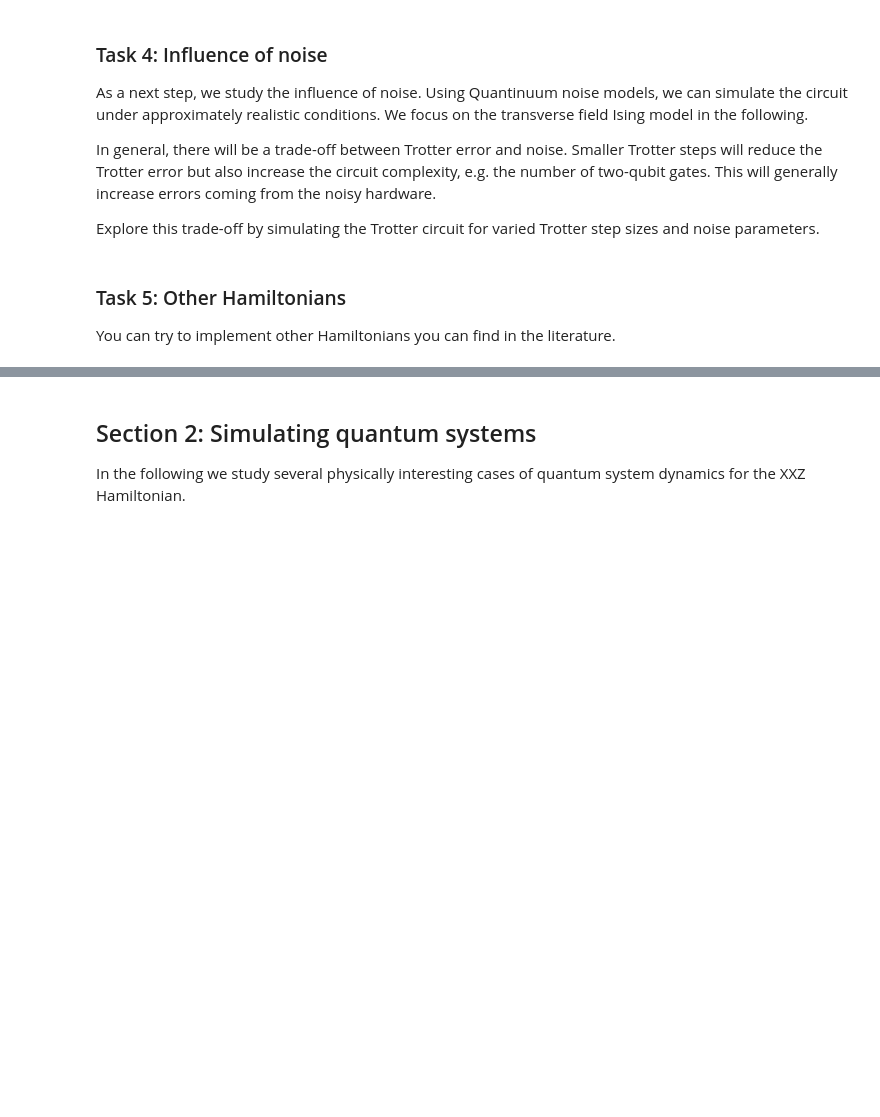
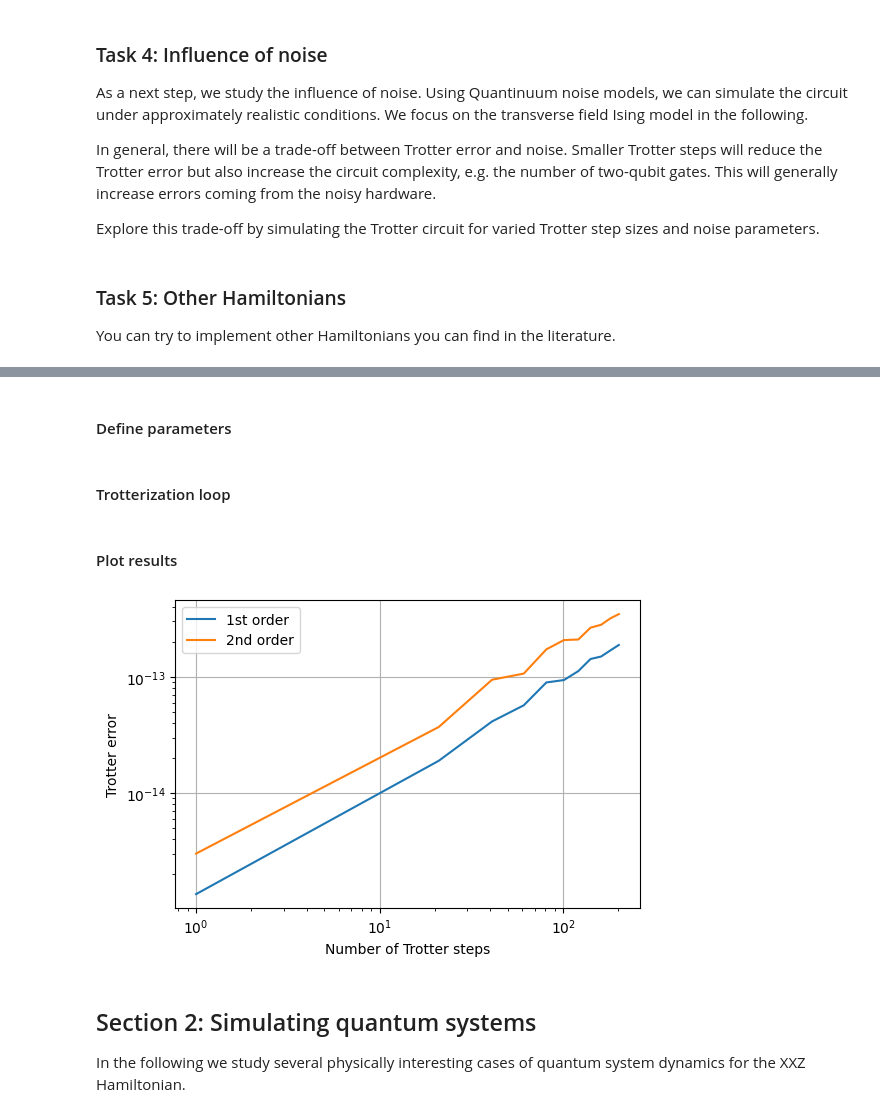
Before and after one commit to AxelOA/2025-Quantinuum, a Jupyter notebook: notebooks/hamiltonian_simulation.ipynb, the cells around one changed output, grey strips where cells are left out. Saved outputs shown, nothing was run; the diff lists cells and outputs as text; code cells hidden in the pictures; blank space fills up the shorter version.

Commit message:
hamiltonian task 5 added

```diff
--- a/notebooks/hamiltonian_simulation.ipynb
+++ b/notebooks/hamiltonian_simulation.ipynb
@@ -890,3 +915,50 @@ You can try to implement other Hamiltonians you can find in the literature.
+# %% [markdown]
+#### Define parameters
+# %%
+n_qubits = 4
+ising_ham = Majumdar_gosh_hamiltonian1(n_qubits, Delta_J=1)
+t_trotterization = 1
+n_trotter_steps = list(range(1, 202, 20))
+
+error_first_order = []
+error_second_order = []
+# %% [markdown]
+#### Trotterization loop
+# %%
+for nts in n_trotter_steps:
+    time_evolution = hamiltonian_time_evolution_numpy(ising_ham, t_trotterization=t_trotterization, n_qubits=n_qubits)
+    initial_state = np.zeros(2**n_qubits)
+    initial_state[0] = 1
+    time_evolved_state = time_evolution @ initial_state
+
+    first_order_trotterization = get_first_order_trotterization(ising_ham, n_qubits, t_trotterization, nts)
+    second_order_trotterization = get_second_order_trotterization(ising_ham, n_qubits, t_trotterization, nts)
+
+    first_order_trotterization_compiled = backend.get_compiled_circuit(first_order_trotterization.get_circuit(), optimisation_level=0)
+    second_order_trotterization_compiled = backend.get_compiled_circuit(second_order_trotterization.get_circuit(), optimisation_level=0)
+
+    state_handle = backend.process_circuit(first_order_trotterization_compiled)
+    vec_first_order = backend.get_result(state_handle).get_state()
+    state_handle = backend.process_circuit(second_order_trotterization_compiled)
+    vec_second_order = backend.get_result(state_handle).get_state()
+
+    error_first_order.append(np.max(np.abs(time_evolved_state - vec_first_order)))
+    error_second_order.append(np.max(np.abs(time_evolved_state - vec_second_order)))
+# %% [markdown]
+#### Plot results
+# %%
+fig, ax = plt.subplots(figsize=(6,4))
+ax.plot(n_trotter_steps, error_first_order, label="1st order")
+ax.plot(n_trotter_steps, error_second_order, label="2nd order")
+ax.set_xlabel("Number of Trotter steps")
+ax.set_ylabel("Trotter error")
+ax.set_xscale("log")
+ax.set_yscale("log")
+ax.legend()
+ax.grid()
+plt.show()
+# %% [output]
+[figure, added]
 # %% [markdown]
 ## Section 2: Simulating quantum systems
 
```
Also changed, not shown: parts of 16 cells of this notebook.
